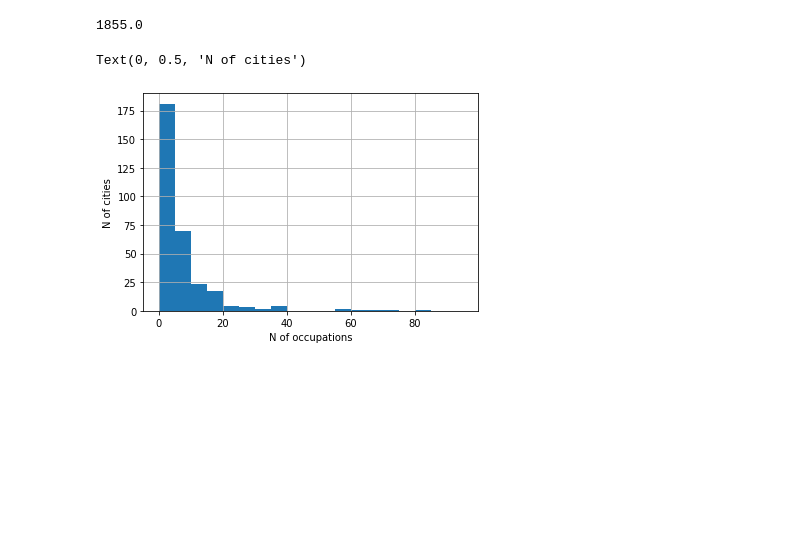
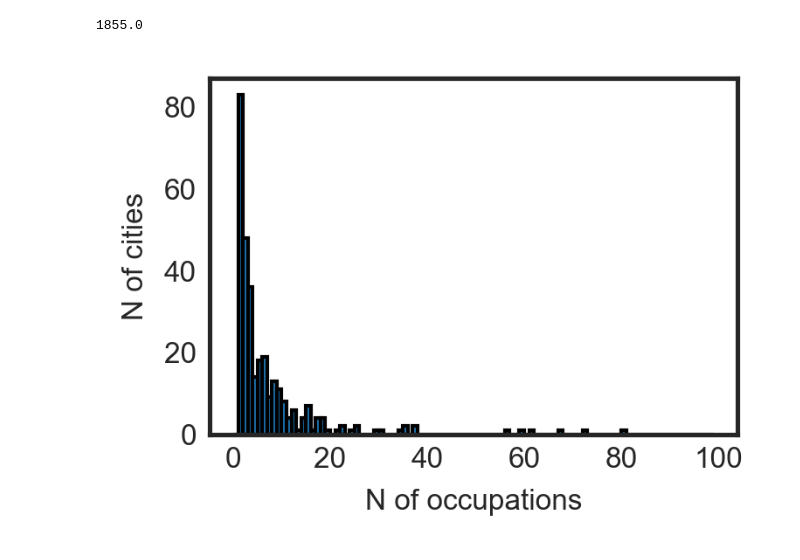
Before and after one commit to sdam-au/social_diversity, a Jupyter notebook: scripts/DIVERSITYvsSPECIALIZATION.ipynb, the cells around one changed output. Saved outputs shown, nothing was run; the diff lists cells and outputs as text; code cells hidden in the pictures; blank space fills up the shorter version.

```diff
--- a/scripts/DIVERSITYvsSPECIALIZATION.ipynb
+++ b/scripts/DIVERSITYvsSPECIALIZATION.ipynb
@@ -21,4 +26,10 @@ import seaborn as sns
 import geoplot as gplt
+# %%
+# global parameters for plots
+plt.style.use("seaborn-white")
+plt.rcParams['figure.dpi'] = 300
+plt.rcParams["font.family"] = "sans-serif"
+plt.rcParams['font.size'] = 8
 # %% [markdown]
 # Import datasets
 # %%
@@ -270,11 +261,12 @@ roman_cities["occups_N"].max()
 # roman cities western with at least one occupations
 roman_cities_wo = roman_cities[roman_cities["occups_N"]>0].copy()
 # %%
-ax=roman_cities_wo["occups_N"].hist(bins=range(0,100,5))
+fig, ax = plt.subplots(figsize=(2.6, 1.8))
+roman_cities_wo["occups_N"].hist(ax=ax, edgecolor="black", bins=range(0,100,1))
 ax.set_xlabel("N of occupations")
 ax.set_ylabel("N of cities")
+ax.grid(False)
 # %% [output]
-Text(0, 0.5, 'N of cities')
-[figure, old version]
+[figure, new version]
 # %%
 roman_cities_wo
```
Also changed, not shown: parts of 39 cells of this notebook.
